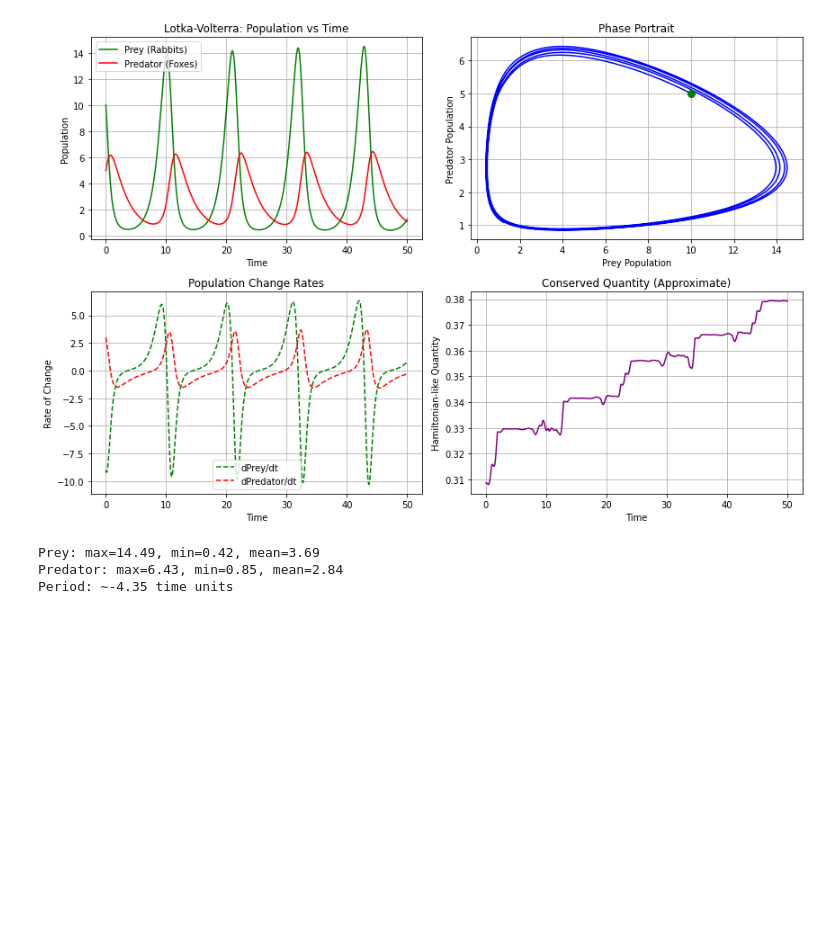
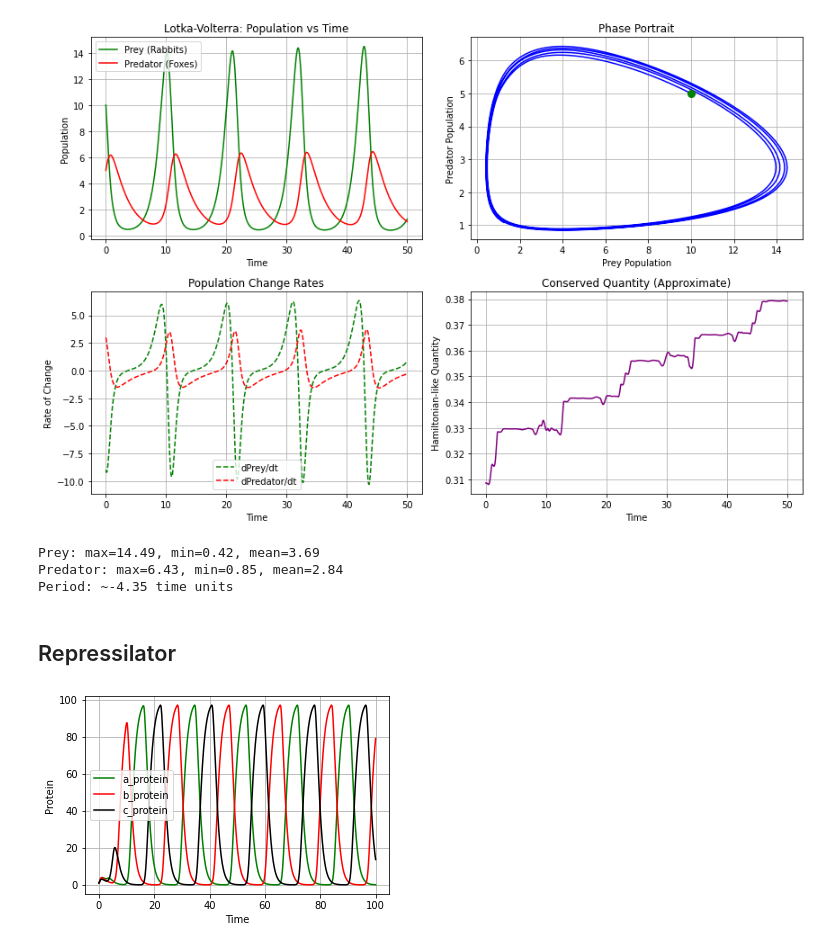
Before and after one commit to wenwen35/Qbio_homework_submission, a Jupyter notebook: wangshouwen/class_demo.ipynb, the cells around one changed output. Drawn from its saved outputs; the diff is of its cells as text; code cells hidden in the pictures; blank space fills up the shorter version.

```diff
--- a/wangshouwen/class_demo.ipynb
+++ b/wangshouwen/class_demo.ipynb
@@ -221,3 +221,67 @@ print(f"Period: ~{t[np.argmax(prey)] - t[np.argmin(prey)]:.2f} time units")
 Prey: max=14.49, min=0.42, mean=3.69
 Predator: max=6.43, min=0.85, mean=2.84
 Period: ~-4.35 time units
+# %% [markdown]
+## Repressilator
+# %%
+import numpy as np
+import matplotlib.pyplot as plt
+from scipy.integrate import solve_ivp
+
+def repressilator(t, z, alpha, beta, alpha_0,n):
+
+    a_m,a_p,b_m,b_p,c_m,c_p = z  #
+
+    a_mdt=-a_m+alpha/(1+c_p**n)+alpha_0
+    a_pdt=-beta*a_p+beta*a_m
+
+    b_mdt=-b_m+alpha/(1+a_p**n)+alpha_0
+    b_pdt=-beta*b_p+beta*b_m
+
+    c_mdt=-c_m+alpha/(1+b_p**n)+alpha_0
+    c_pdt=-beta*c_p+beta*c_m
+
+    return [a_mdt,a_pdt,b_mdt,b_pdt,c_mdt,c_pdt]
+
+# Parameters (classic values)
+alpha = 100   # mRNA production rate
+beta = 1    # protein production/degration rate
+alpha_0=0 # the leaky expression
+reaction_sharpness=4 # sharpness of the reaction
+
+# Initial conditions
+initial_conditions = [0, 1,1,1,0,1]
+
+# Time span
+t_span = (0, 100)
+t_eval = np.linspace(0, 100, 1000)
+
+# Solve the differential equations
+solution = solve_ivp(repressilator, t_span, initial_conditions,
+                    args=(alpha, beta, alpha_0,reaction_sharpness),
+                    t_eval=t_eval, method='RK45')
+
+# Extract results
+t = solution.t
+a_mRNA = solution.y[0]
+a_protein = solution.y[1]
+b_mRNA = solution.y[2]
+b_protein = solution.y[3]
+c_mRNA = solution.y[4]
+c_protein = solution.y[5]
+
+# Plot results
+plt.figure(figsize=(12, 8))
+
+# Population vs Time
+plt.subplot(2, 2, 1)
+plt.plot(t, a_protein, 'g-', label='a_protein')
+plt.plot(t, b_protein, 'r-', label='b_protein')
+plt.plot(t, c_protein, 'k-', label='c_protein')
+plt.xlabel('Time')
+plt.ylabel('Protein')
+#plt.title('Lotka-Volterra: Population vs Time')
+plt.legend()
+plt.grid(True)
+# %% [output]
+[figure, added]
```
Also changed, not shown: 22 other files.
